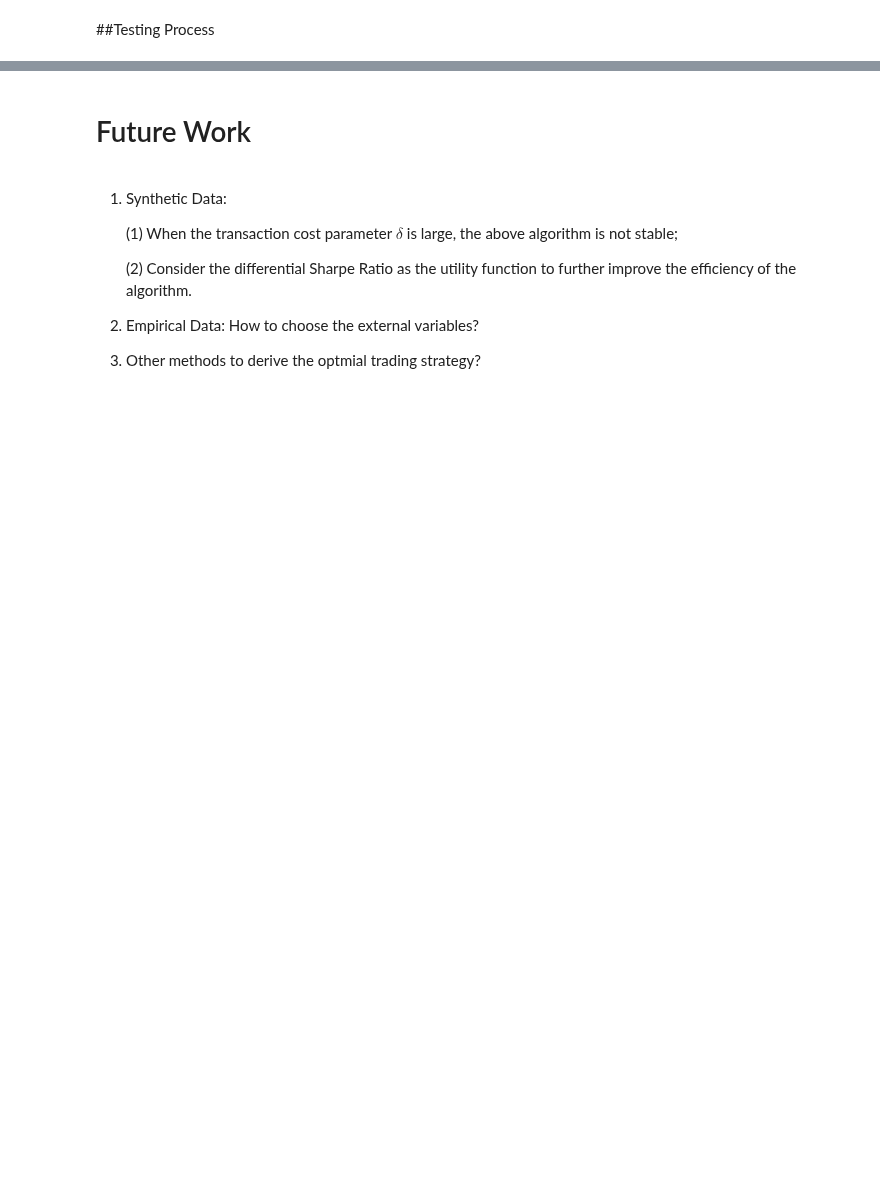
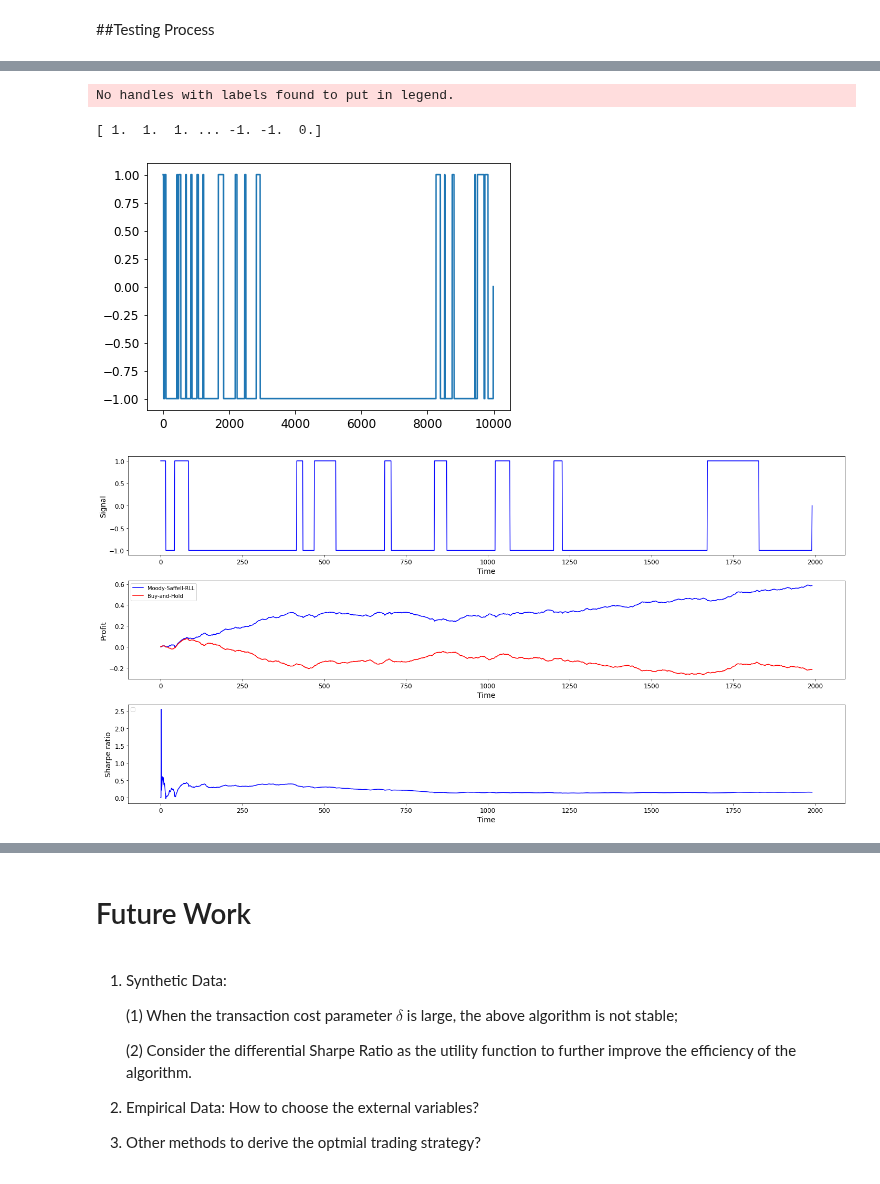
Before and after one commit to deepintomlf/mlfbook, a Jupyter notebook: Chapter8_ReinforcementLearning/RRL.ipynb, the cells around one changed output, grey strips where cells are left out. Drawn from its saved outputs; the diff is of its cells as text; code cells hidden in the pictures; blank space fills up the shorter version.

```diff
--- a/Chapter8_ReinforcementLearning/RRL.ipynb
+++ b/Chapter8_ReinforcementLearning/RRL.ipynb
@@ -439,3 +474,12 @@ plt.plot(R)
+# %%
+plt.plot(F)
+print(F)
+plot_Price_F_Profit_SharpeR(r_ts_train, F_train, R_train, D_train)
+# %% [output]
+No handles with labels found to put in legend.
+[ 1.  1.  1. ... -1. -1.  0.]
+[figure, added]
+[figure, added]
 # %%
 def plot_Price_F_Profit_SharpeR(r, F, R, D):
   plt.tight_layout()
```
Also changed, not shown: parts of 17 cells of this notebook.
